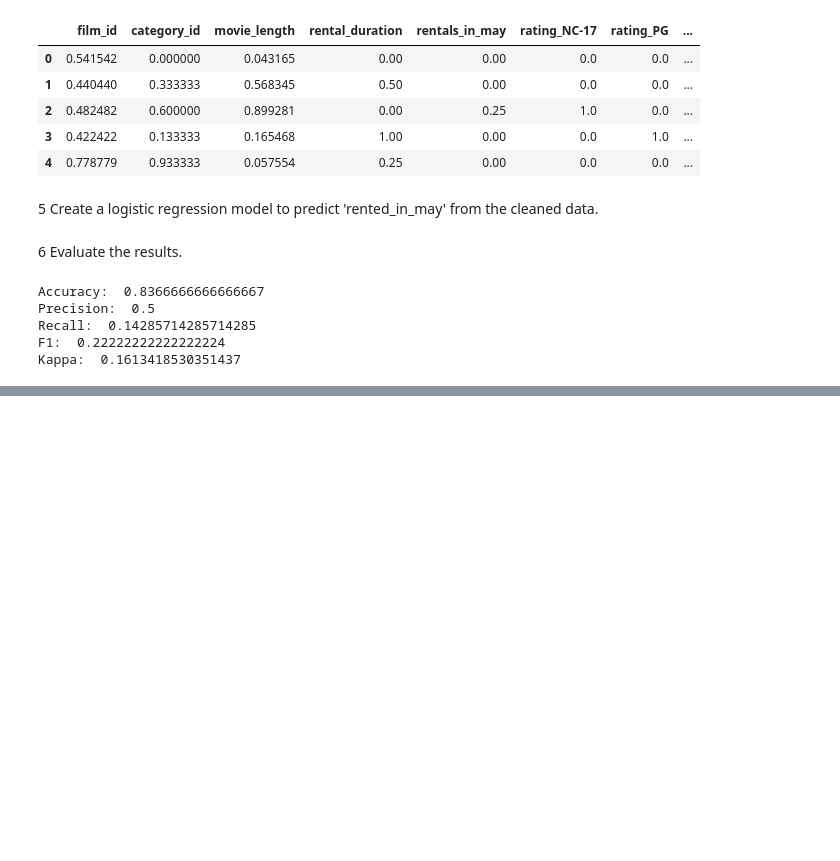
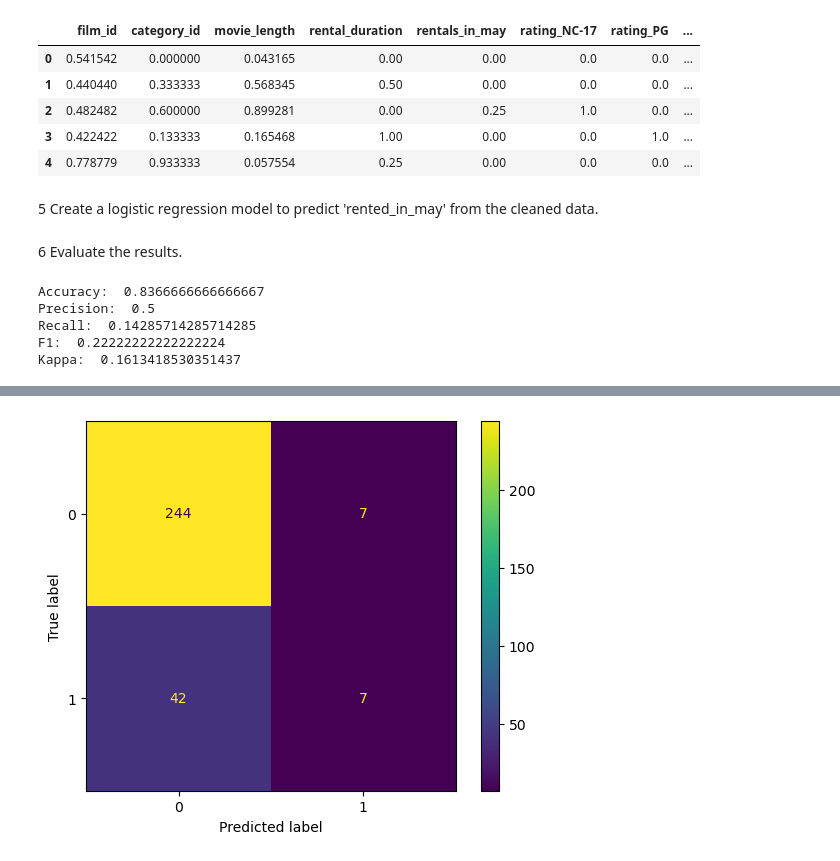
Before and after one commit to ralphmartynward/ironhack_03_lab-predictions-logistic-regression, a Jupyter notebook: lab.ipynb, the cells around one changed output, grey strips where cells are left out. Saved outputs shown, nothing was run; the diff lists cells and outputs as text; code cells hidden in the pictures; blank space fills up the shorter version.

```diff
--- a/lab.ipynb
+++ b/lab.ipynb
@@ -188,3 +184,14 @@ plt.show()
+# %%
+# Let's see this in a confusion matrix
+from sklearn.metrics import confusion_matrix, ConfusionMatrixDisplay
+import numpy as np
+
+confusion_matrix = confusion_matrix(y_test, y_pred)
+disp = ConfusionMatrixDisplay(confusion_matrix=confusion_matrix,
+                                display_labels=np.unique(y_pred))
+disp.plot();
+# %% [output]
+[figure, added]
 # %%
 # The model is not all that good
 # Maybe just having number of rentals in May is not enough, the dataset is too small
```
Also changed, not shown: parts of 3 cells of this notebook.
